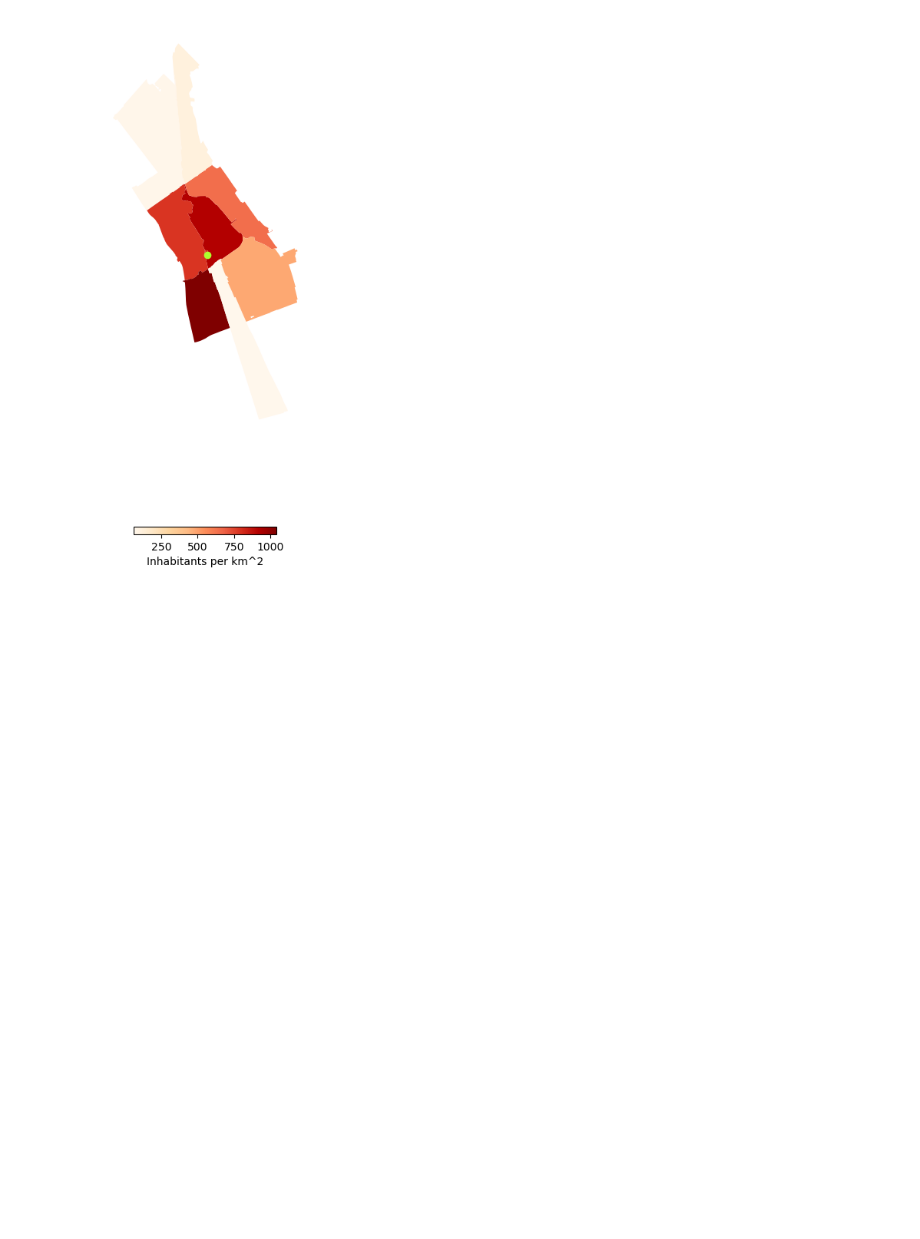
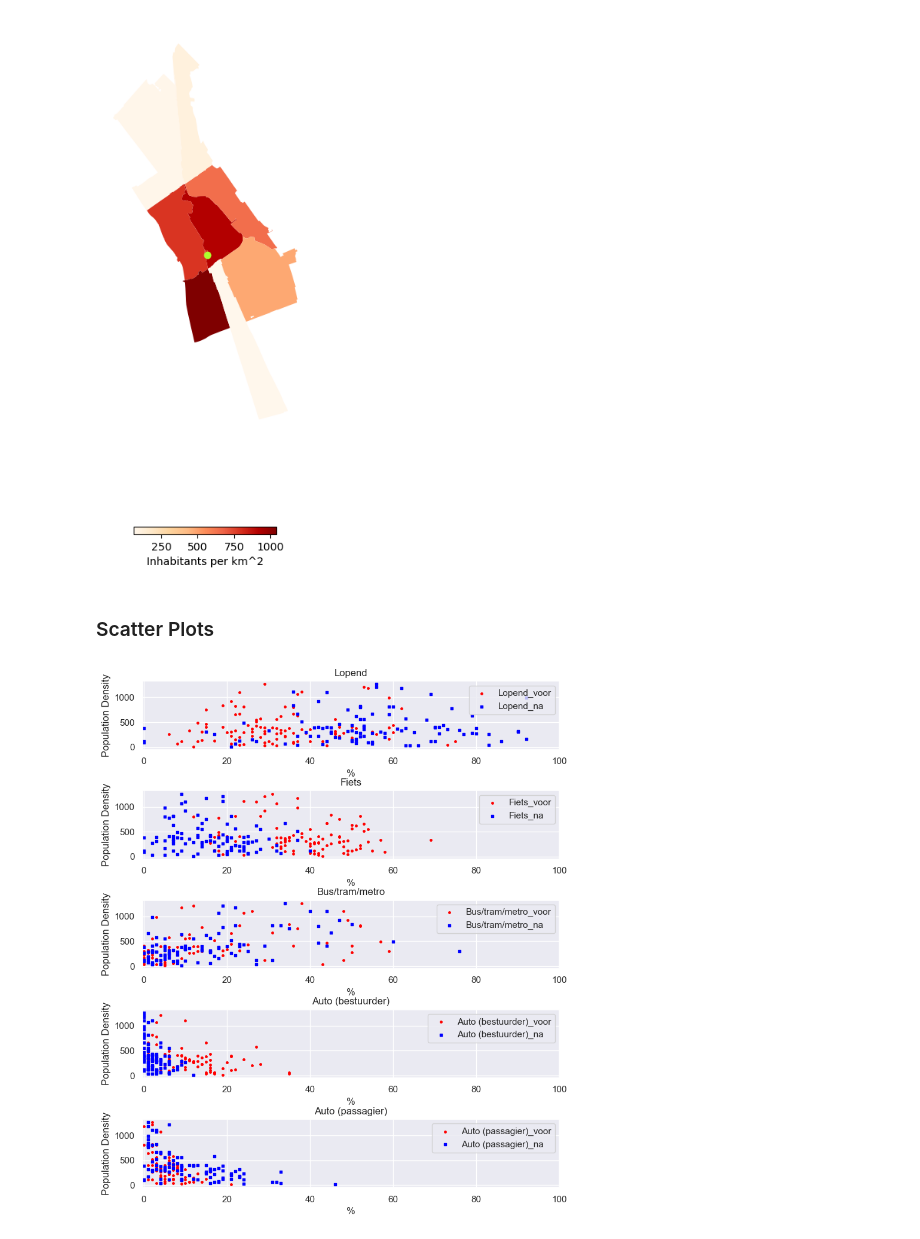
Before and after one commit to Christos02/TIL16, a Jupyter notebook: Project TIL16.ipynb, the cells around one changed output. Cells and saved outputs as stored; diff of their text form; code cells hidden in the pictures; blank space fills up the shorter version.

Commit message:
Added Scatter Plot

```diff
--- a/Project TIL16.ipynb
+++ b/Project TIL16.ipynb
@@ -50,3 +51,5 @@ import matplotlib.pyplot as plt
+# %%
+sns.set() # set seaborn as default plot style
 # %% [markdown]
 # Data Import / Filtering
 # %% [markdown]
@@ -236,3 +211,23 @@ ax.set_axis_off()
 plt.show()
 # %% [output]
 [figure]
+# %% [markdown]
+### Scatter Plots
+# %%
+stations_merged
+modalities = stations_merged.loc[:, 'Lopend_voor':'Auto (passagier)_na'].columns
+shapes = ['o','s'] * 5
+colors = ['red','blue'] * 5
+# %%
+fig, axes = plt.subplots(5, 1, figsize=(9, 11))
+for i,modality in enumerate(modalities):
+    axes[int(i/2)].scatter(stations_merged[modality].str.rstrip('%').astype(int),stations_merged['pop_density_zone1'],marker=shapes[i],label=modality,color=colors[i],s=6)
+    axes[int(i/2)].legend()
+    axes[int(i/2)].set_xlabel('%')
+    axes[int(i/2)].set_ylabel('Population Density')
+    axes[int(i/2)].set_title(modality.split('_')[0])
+    axes[int(i/2)].set_xlim([-.3,100])
+plt.subplots_adjust(hspace=0.6)
+plt.show()
+# %% [output]
+[figure, added]
```
Also changed, not shown: parts of 5 cells of this notebook.
